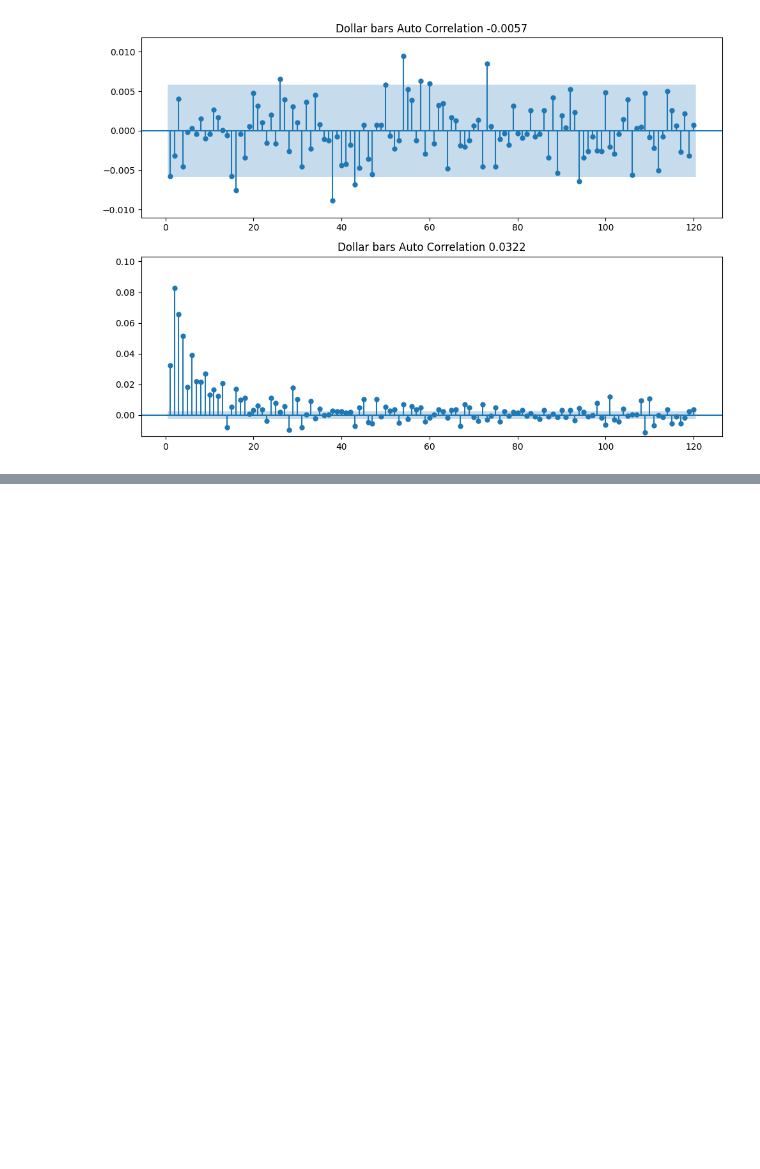
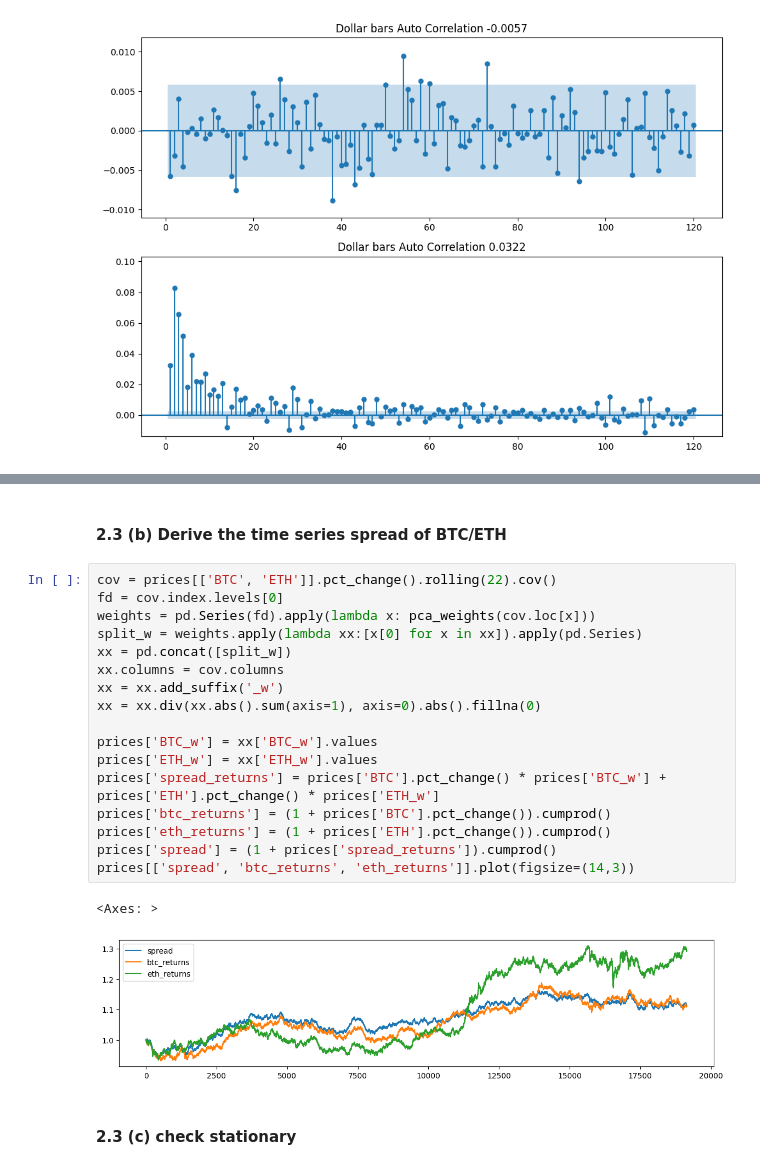
Before and after one commit to yakir4123/Advances-In-Financial-Machine-Learning, a Jupyter notebook: Chapter2.ipynb, the cells around one changed output, grey strips where cells are left out. Drawn from its saved outputs; the diff is of its cells as text; blank space fills up the shorter version.

```diff
--- a/Chapter2.ipynb
+++ b/Chapter2.ipynb
@@ -457,0 +467,24 @@ sol_transactions = load_df(f"Advances-In-Financial-Machine-Learning\data\SOLUSDT
+# %% [markdown]
+#### 2.3 (b) Derive the time series spread of BTC/ETH
+# %%
+cov = prices[['BTC', 'ETH']].pct_change().rolling(22).cov()
+fd = cov.index.levels[0]
+weights = pd.Series(fd).apply(lambda x: pca_weights(cov.loc[x]))
+split_w = weights.apply(lambda xx:[x[0] for x in xx]).apply(pd.Series)
+xx = pd.concat([split_w])
+xx.columns = cov.columns
+xx = xx.add_suffix('_w')
+xx = xx.div(xx.abs().sum(axis=1), axis=0).abs().fillna(0)
+
+prices['BTC_w'] = xx['BTC_w'].values
+prices['ETH_w'] = xx['ETH_w'].values
+prices['spread_returns'] = prices['BTC'].pct_change() * prices['BTC_w'] + prices['ETH'].pct_change() * prices['ETH_w']
+prices['btc_returns'] = (1 + prices['BTC'].pct_change()).cumprod()
+prices['eth_returns'] = (1 + prices['ETH'].pct_change()).cumprod()
+prices['spread'] = (1 + prices['spread_returns']).cumprod()
+prices[['spread', 'btc_returns', 'eth_returns']].plot(figsize=(14,3))
+# %% [output]
+<Axes: >
+[figure, added]
+# %% [markdown]
+#### 2.3 (c) check stationary
```
Also changed, not shown: parts of 31 cells of this notebook, 1 other file.
